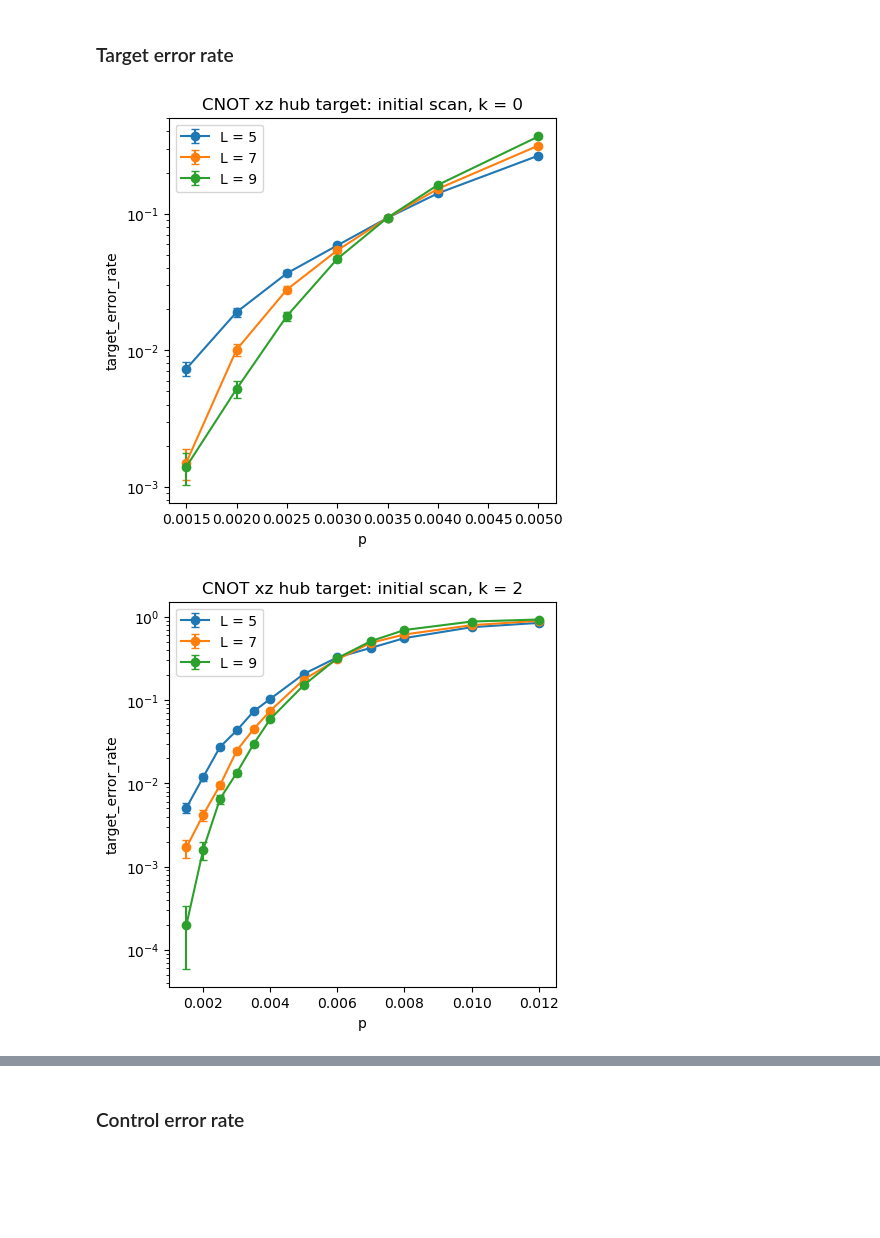
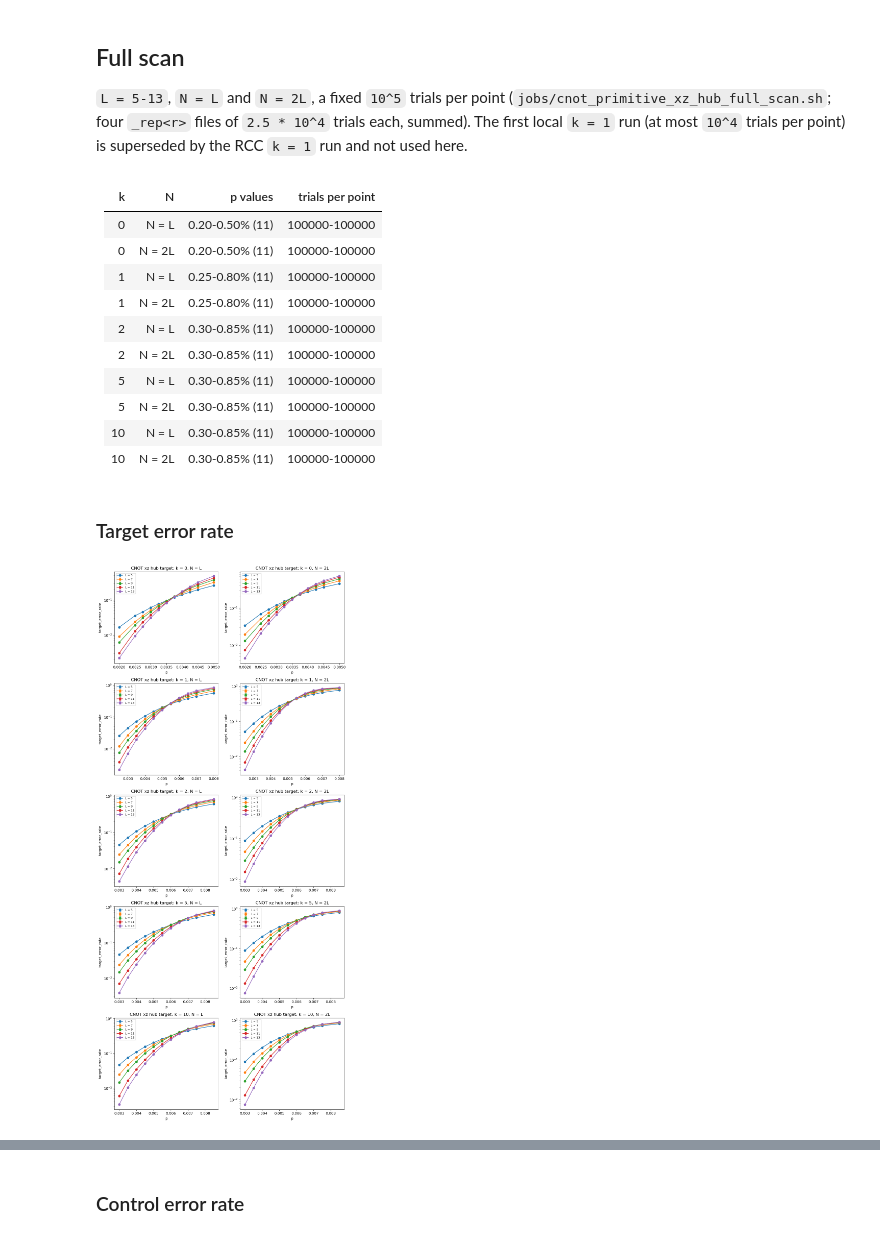
Before and after one commit to njvincent/mp-decoder, a Jupyter notebook: notebooks/cnot_primitive_xz_hub_analysis.ipynb, the cells around one changed output, grey strips where cells are left out. Drawn from its saved outputs; the diff is of its cells as text; code cells hidden in the pictures; blank space fills up the shorter version.

Commit message:
Updated scan range

```diff
--- a/notebooks/cnot_primitive_xz_hub_analysis.ipynb
+++ b/notebooks/cnot_primitive_xz_hub_analysis.ipynb
@@ -101,0 +140,12 @@ repeat counts:
+# %%
+panels = []
+for gap, scan in initial_scans.items():
+    panels.append((scan, "target", f"CNOT xz hub target: initial scan, k = {gap}"))
+    panels.append((scan, "control", f"CNOT xz hub control: initial scan, k = {gap}"))
+plot_rate_panels(panels, ylabel="error_rate")
+
+rows = ["| k | target, 5/7 | target, 7/9 | control, 5/7 | control, 7/9 |", "| --- | --- | --- | --- | --- |"]
+for gap, scan in initial_scans.items():
+    target, control = crossings(scan, "target", [(5, 7), (7, 9)]), crossings(scan, "control", [(5, 7), (7, 9)])
+    rows.append(f"| {gap} | " + " | ".join(fmt_pc(c) for c in [*target.values(), *control.values()]) + " |")
+display(Markdown("**Pairwise crossings (%)**\n\n" + "\n".join(rows)))
@@ -102,13 +163,39 @@ repeat counts:
+# %% [markdown]
+## Full scan
+`L = 5-13`, `N = L` and `N = 2L`, a fixed `10^5` trials per point (`jobs/cnot_primitive_xz_hub_full_scan.sh`; four `_rep<r>` files of `2.5 * 10^4` trials each, summed). The first local `k = 1` run (at most `10^4` trials per point) is superseded by the RCC `k = 1` run and not used here.
+# %%
+full_gaps = [0, 1, 2, 5, 10]
+full_L_values = [5, 7, 9, 11, 13]
+cnot_dirs = {"N = L": "NL", "N = 2L": "N2L"}
+
+full_scans = {}
+rows = ["| k | N | p values | trials per point |", "| --- | --- | --- | --- |"]
+for gap in full_gaps:
+    for tag, n_dir in cnot_dirs.items():
+        p_values = scan_p_values(gap, n_dir, FULL_PATTERN, full_L_values)
+        full_scans[gap, tag] = load_hub_scan(gap, n_dir, p_values, full_L_values, f"XZ hub k = {gap}, {tag} full scan")
+        trials = full_scans[gap, tag].trials
+        rows.append(f"| {gap} | {tag} | {100 * p_values[0]:.2f}-{100 * p_values[-1]:.2f}% ({len(p_values)}) | {int(trials.min())}-{int(trials.max())} |")
+display(Markdown("\n".join(rows)))
+# %% [output]
+| k | N | p values | trials per point |
+| --- | --- | --- | --- |
+| 0 | N = L | 0.20-0.50% (11) | 100000-100000 |
+| 0 | N = 2L | 0.20-0.50% (11) | 100000-100000 |
+| 1 | N = L | 0.25-0.80% (11) | 100000-100000 |
+| 1 | N = 2L | 0.25-0.80% (11) | 100000-100000 |
+| 2 | N = L | 0.30-0.85% (11) | 100000-100000 |
+| 2 | N = 2L | 0.30-0.85% (11) | 100000-100000 |
+| 5 | N = L | 0.30-0.85% (11) | 100000-100000 |
+| 5 | N = 2L | 0.30-0.85% (11) | 100000-100000 |
+| 10 | N = L | 0.30-0.85% (11) | 100000-100000 |
+| 10 | N = 2L | 0.30-0.85% (11) | 100000-100000 |
 # %% [markdown]
 ### Target error rate
 # %%
-for gap, scan in initial_scans.items():
-    plot_rate_scan(
-        scan,
-        rate_name="target",
-        title=f"CNOT xz hub target: initial scan, k = {gap}",
-        ylabel="target_error_rate",
-    )
+plot_rate_panels(
+    [(scan, "target", f"CNOT xz hub target: k = {gap}, {tag}") for (gap, tag), scan in full_scans.items()],
+    ylabel="target_error_rate",
+)
 # %% [output]
-[figure, old version]
+[figure, new version]
-[figure, removed]
```
Also changed, not shown: parts of 28 cells of this notebook, 3 other files.
